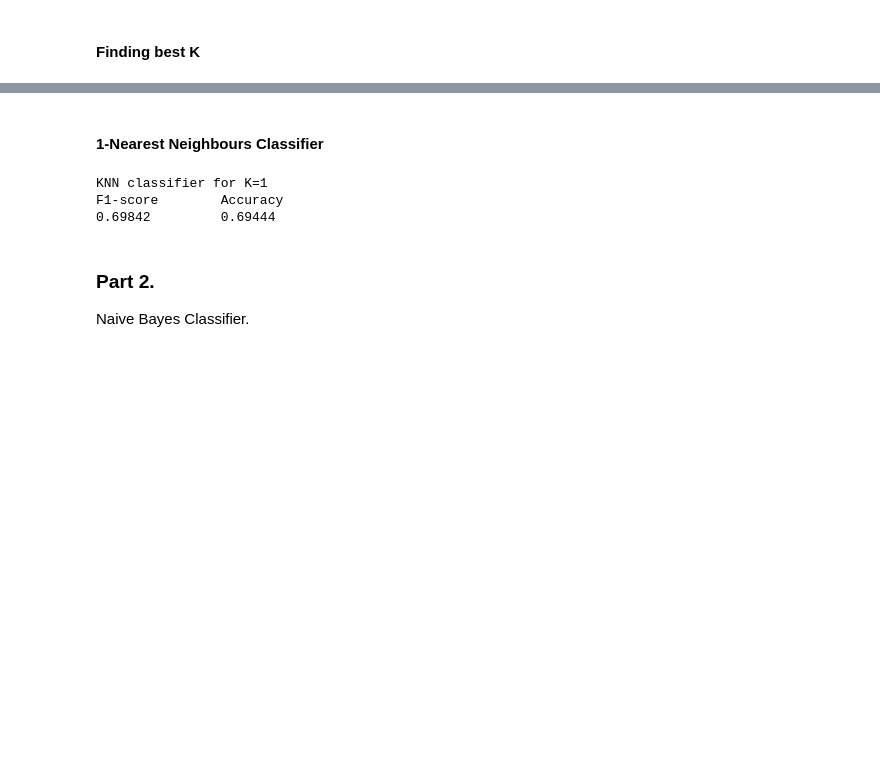
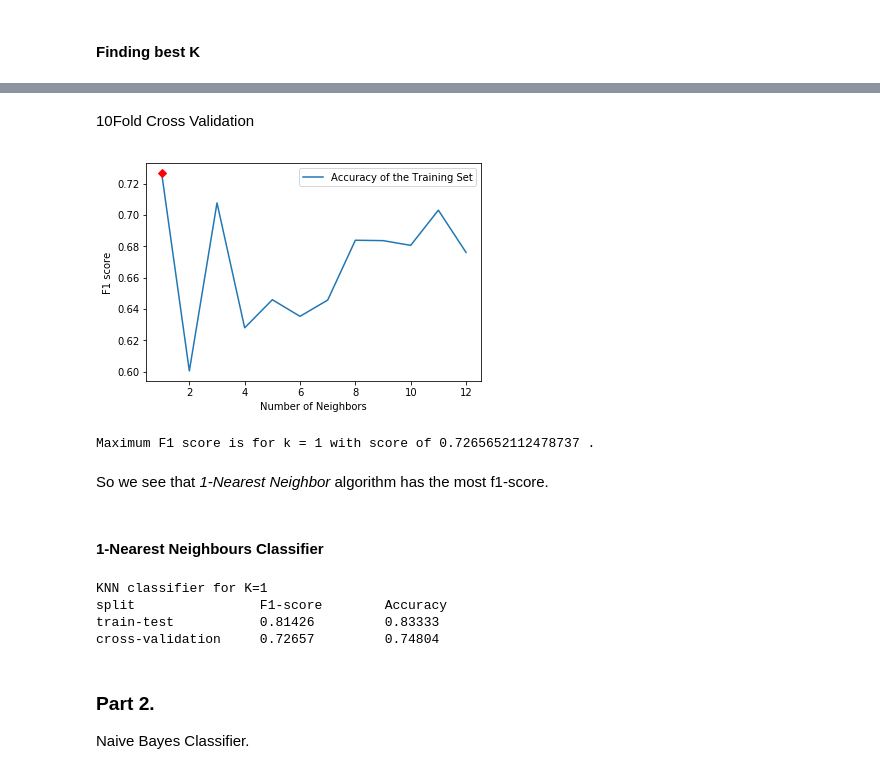
Before and after one commit to Minam7/CMPT820, a Jupyter notebook: HW2/A2Q3.ipynb, the cells around one changed output, grey strips where cells are left out. Cells and saved outputs as stored; diff of their text form; code cells hidden in the pictures; blank space fills up the shorter version.

```diff
--- a/HW2/A2Q3.ipynb
+++ b/HW2/A2Q3.ipynb
@@ -106,3 +108,39 @@ Maximum F1 score is for k = 1 with score of 0.6981403781403783 .
+# %% [markdown]
+10Fold Cross Validation
+# %%
+# saving accuracy for different K
+training_accuracy = list()
+
+# range of K for knn
+k_range = round(math.sqrt(data.shape[0]))
+neighbors_settings = range(1, k_range)
+
+for n_neighbors in neighbors_settings:
+    result = knn_classifier(n_neighbors,
+                           data, labels)
+
+    training_accuracy.append(result)
+
+
+# plotting result
+plt.plot(neighbors_settings, training_accuracy,
+         label='Accuracy of the Training Set')
+
+# highlighting maximum point
+max_point = max(training_accuracy)
+max_k = training_accuracy.index(max_point) + 1
+plt.plot(max_k, max_point, 'rD')
+plt.ylabel('F1 score')
+plt.xlabel('Number of Neighbors')
+plt.legend()
+plt.show()
+
+print('Maximum F1 score is for k =', max_k, 'with score of', max_point, '.')
+# %% [output]
+[figure, added]
+Maximum F1 score is for k = 1 with score of 0.7265652112478737 .
+# %% [markdown]
+So we see that *1-Nearest Neighbor* algorithm has the most f1-score.
 # %% [markdown]
 #### 1-Nearest Neighbours Classifier
 # %%
@@ -139,22 +177,44 @@ model.fit(X_train, Y_train)
 result, acc = f1_acc_evaluator(model,
                               X_test, Y_test)
 
-
 # saving answer
-models_info['KNN'] = {'f1': round(result, 5),
+models_info['KNN'] = {'split': 'train-test',
+                      'f1': round(result, 5),
                       'acc': round(acc, 5)}
 
 # printing result in tabular format
 print('\033[1m' + 'KNN classifier for K=1' + '\033[0m')
-print('{:<15} {:<15}'.format('F1-score',
+print('{:<20} {:<15} {:<15}'.format('split',
+                            'F1-score',
                             'Accuracy'))
 
-print('{:<15} {:<15}'.format(models_info['KNN']['f1'],
+print('{:<20} {:<15} {:<15}'.format(models_info['KNN']['split'],
+                            models_info['KNN']['f1'],
                             models_info['KNN']['acc']))
+
+# cross validation accuracy
+cross_result = cross_val_score(model, data,
+              labels, cv=K_FOLD,
+              scoring='f1_macro').mean()
+
+cross_acc = cross_val_score(model, data,
+              labels, cv=K_FOLD,
+              scoring='accuracy').mean()
+
+
+# saving answer
+models_info['KNN'] = {'split': 'cross-validation',
+                      'f1': round(cross_result, 5),
+                      'acc': round(cross_acc, 5)}
+
+print('{:<20} {:<15} {:<15}'.format(models_info['KNN']['split'],
+                            models_info['KNN']['f1'],
+                            models_info['KNN']['acc']))
 # %% [output]
 KNN classifier for K=1
-F1-score        Accuracy
-0.69842         0.69444
+split                F1-score        Accuracy
+train-test           0.81426         0.83333
+cross-validation     0.72657         0.74804
 # %% [markdown]
 ### Part 2.
 
```
Also changed, not shown: parts of 12 cells of this notebook, 1 other file.
